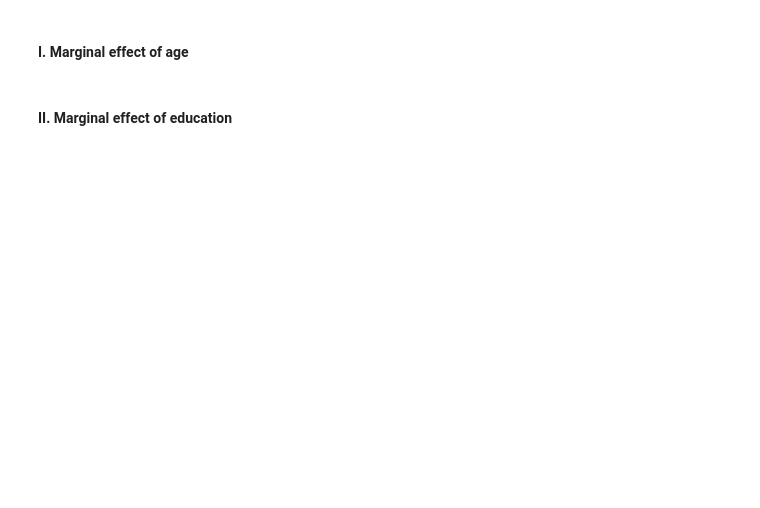
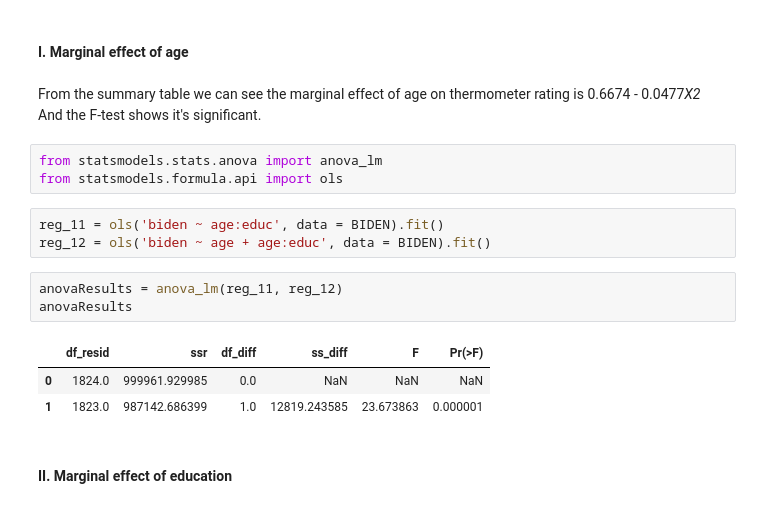
Before and after one commit to WZheng-94/MACS30200proj, a Jupyter notebook: ProblemSets/PS2/PS2.ipynb, the cells around one changed output. Cells and saved outputs as stored; diff of their text form; blank space fills up the shorter version.

```diff
--- a/ProblemSets/PS2/PS2.ipynb
+++ b/ProblemSets/PS2/PS2.ipynb
@@ -131,5 +131,21 @@ Warnings:
 strong multicollinearity or other numerical problems.
 # %% [markdown]
 #### I. Marginal effect of age ####
+# %% [markdown]
+From the summary table we can see the marginal effect of age on thermometer rating is 0.6674 - 0.0477*X2* <br />
+And the F-test shows it's significant.
+# %%
+from statsmodels.stats.anova import anova_lm
+from statsmodels.formula.api import ols
+# %%
+reg_11 = ols('biden ~ age:educ', data = BIDEN).fit()
+reg_12 = ols('biden ~ age + age:educ', data = BIDEN).fit()
+# %%
+anovaResults = anova_lm(reg_11, reg_12)
+anovaResults
+# %% [output]
+|  | df_resid | ssr | df_diff | ss_diff | F | Pr(>F) |
+| 0 | 1824.0 | 999961.929985 | 0.0 | NaN | NaN | NaN |
+| 1 | 1823.0 | 987142.686399 | 1.0 | 12819.243585 | 23.673863 | 0.000001 |
 # %% [markdown]
 #### II. Marginal effect of education ####
```
Also changed, not shown: parts of 5 cells of this notebook.
